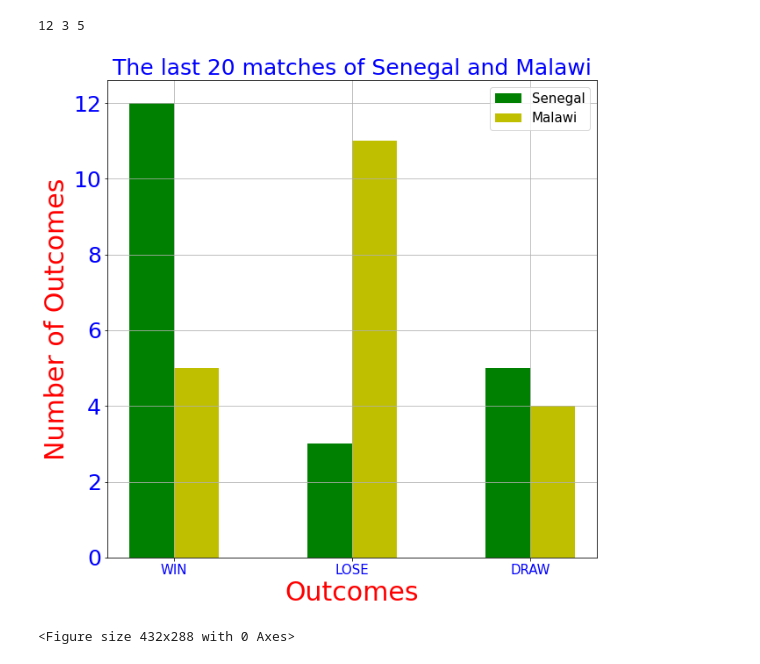
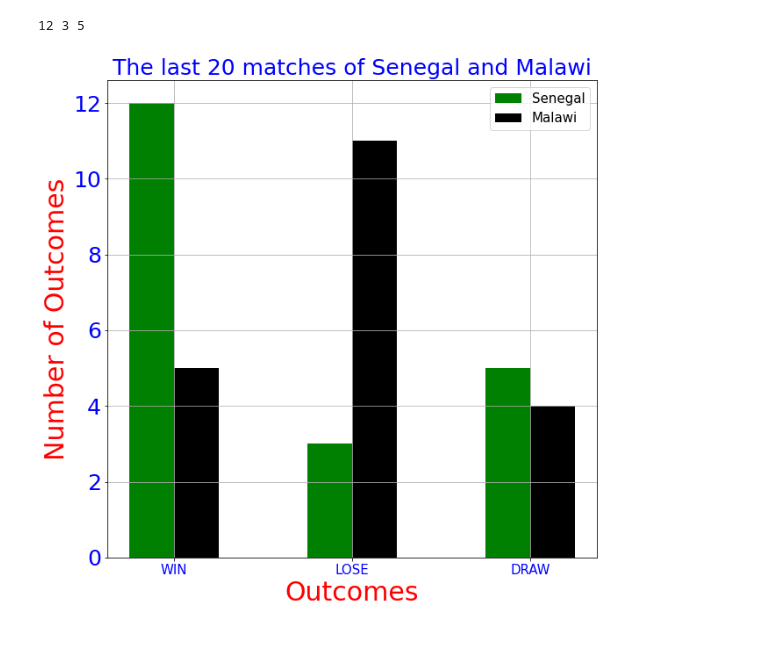
Before and after one commit to sankarebarri/AFCON_2022, a Jupyter notebook: groupMatch/Malawi_Senegal_3.ipynb, the cells around one changed output. Saved outputs shown, nothing was run; the diff lists cells and outputs as text; code cells hidden in the pictures.

```diff
--- a/groupMatch/Malawi_Senegal_3.ipynb
+++ b/groupMatch/Malawi_Senegal_3.ipynb
@@ -109,31 +109,30 @@ print(senegal_win, senegal_lose, senegal_draw)
 # %%
 labels = ['WIN', 'LOSE', 'DRAW']
 
 sen = [senegal_win, senegal_lose, senegal_draw]
 malwi = [malawi_win, malawi_lose, malawi_draw]
 
 width = 0.25
 
 x = np.arange(0, 3)
 
 fig, ax = plt.subplots(figsize=(10,10))
 
 y = list(range(0, 16, 2))
 
 rects1 = ax.bar(x - width/2, sen, width, label='Senegal', color='g')
-rects2 = ax.bar(x + width/2, malwi, width, label='Malawi', color='y')
+rects2 = ax.bar(x + width/2, malwi, width, label='Malawi', color='k')
 
 ax.set_ylabel('Number of Outcomes',fontsize=30, color='r')
 ax.set_xlabel("Outcomes", fontsize=30, color='r')
 ax.set_title("The last 20 matches of Senegal and Malawi", fontsize=25, color='b')
 ax.set_xticklabels(labels, fontsize=15, color='b')
 ax.set_yticklabels(y, rotation=0, fontsize=25, color='b')
 
 ax.set_xticks(x)
 plt.legend(fontsize=15)
 plt.grid(True)
-plt.show()
-plt.savefig("senegal_malawi.png")
+#plt.show()
+#plt.savefig("senegal_malawi.png")
 # %% [output]
-[figure, old version]
+[figure, new version]
-<Figure size 432x288 with 0 Axes>
```
Also changed, not shown: 2 other files.
